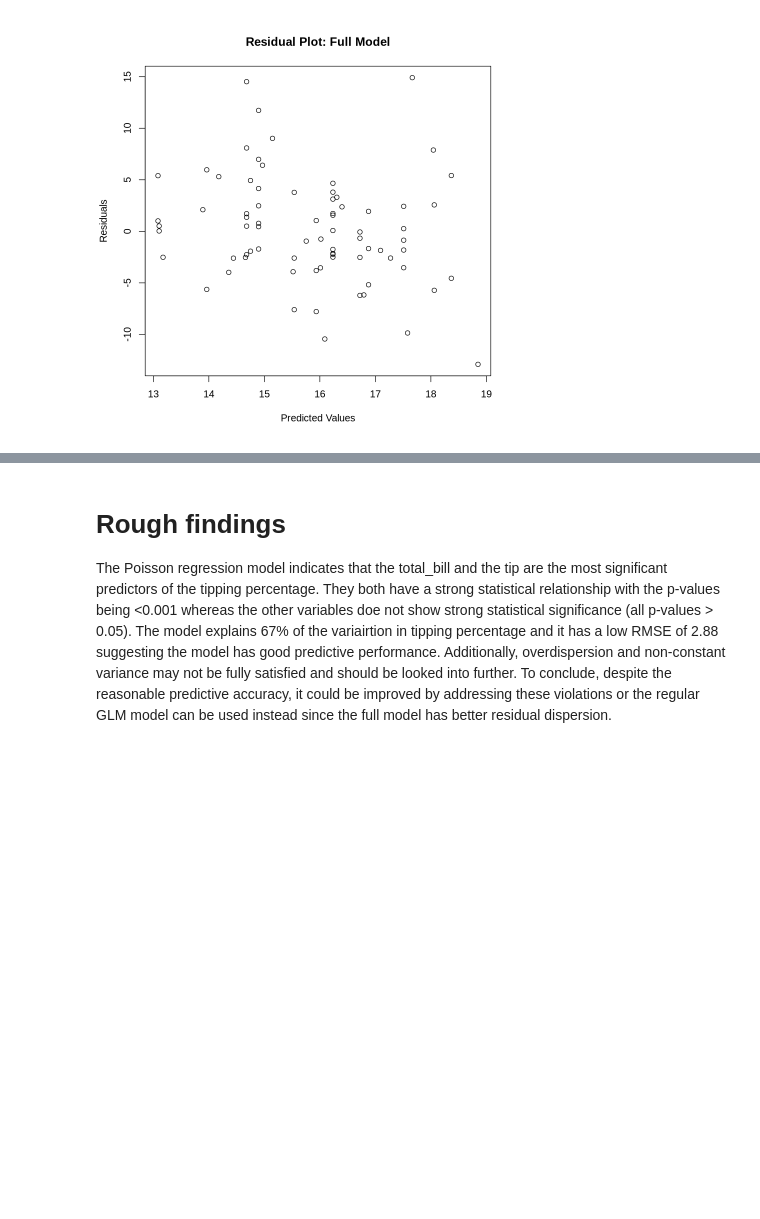
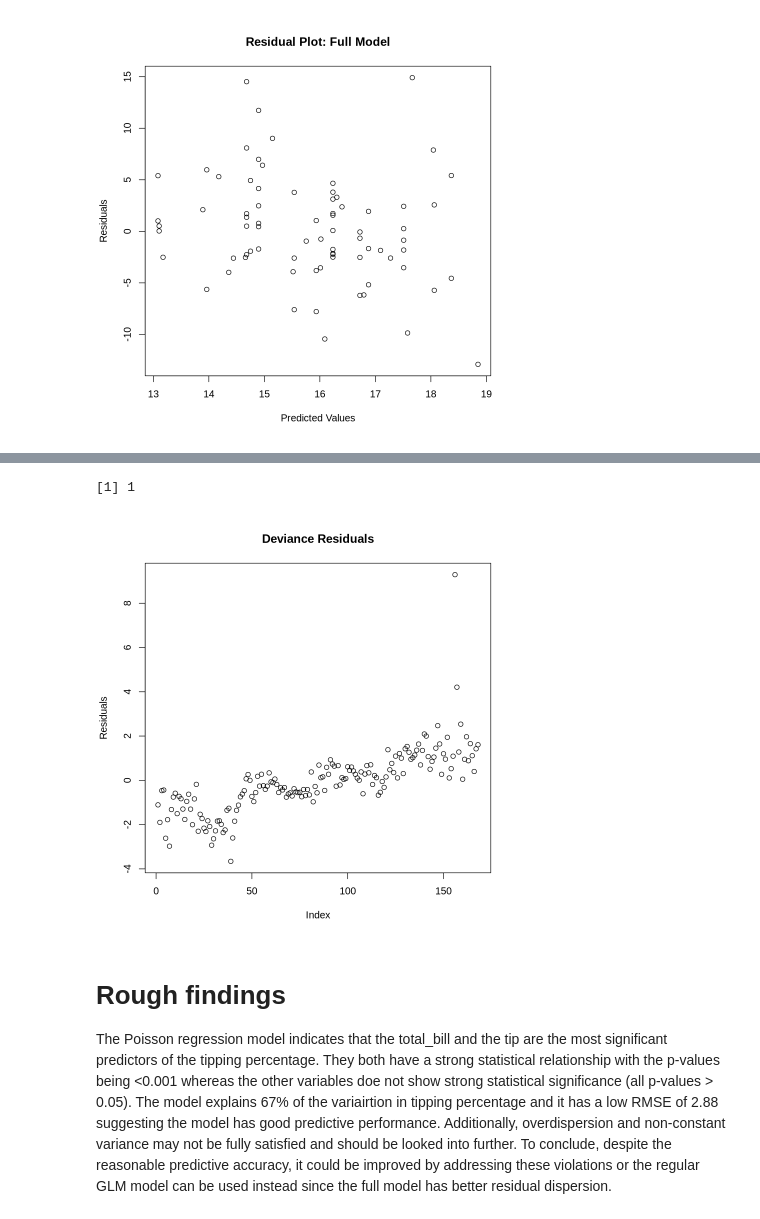
Before and after one commit to ymyms/stat-301-2024w2-group-2, a Jupyter notebook: final.ipynb, the cells around one changed output, grey strips where cells are left out. Drawn from its saved outputs; the diff is of its cells as text; code cells hidden in the pictures; blank space fills up the shorter version.

```diff
--- a/final.ipynb
+++ b/final.ipynb
@@ -453,3 +471,26 @@ plot(residuals)
+# %%
+# Main developer: Rafa
+# Predictions using the trained Poisson model on the testing set
+predictions <- predict(glm_model_tip_train,
+                       newdata = tip_test,
+                       type = "response")
+
+# Residual deviance on the testing set
+residual_deviance <- deviance(glm_model_tip_train)
+
+# Null deviance for comparison (intercept-only model)
+null_deviance <- deviance(glm_model_tip_train, type = "null")
+
+# Deviance ratio (lower is better)
+deviance_ratio <- residual_deviance / null_deviance
+deviance_ratio
+
+# Deviance residuals
+deviance_residuals <- residuals(glm_model_tip_train, type = "deviance")
+plot(deviance_residuals, main = "Deviance Residuals", ylab = "Residuals", xlab = "Index")
+# %% [output]
+[1] 1
+[figure, added]
 # %% [markdown]
 # Rough findings
 The Poisson regression model indicates that the total_bill and the tip are the most significant predictors of the tipping percentage. They both have a strong statistical relationship with the p-values being <0.001 whereas the other variables doe not show strong statistical significance (all p-values > 0.05). The model explains 67% of the variairtion in tipping percentage and it has a low RMSE of 2.88 suggesting the model has good predictive performance. Additionally, overdispersion and non-constant variance may not be fully satisfied and should be looked into further. To conclude, despite the reasonable predictive accuracy, it could be improved by addressing these violations or the regular GLM model can be used instead since the full model has better residual dispersion.
```
Also changed, not shown: parts of 17 cells of this notebook.
